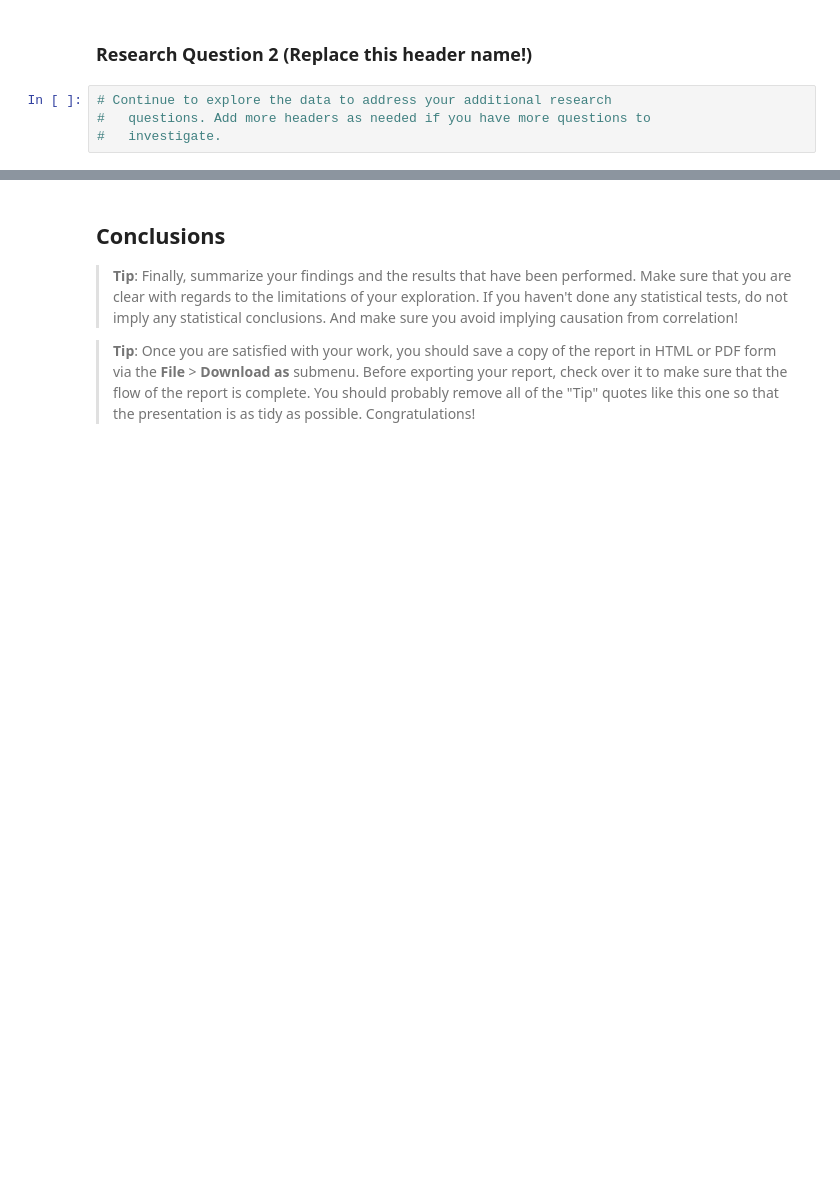
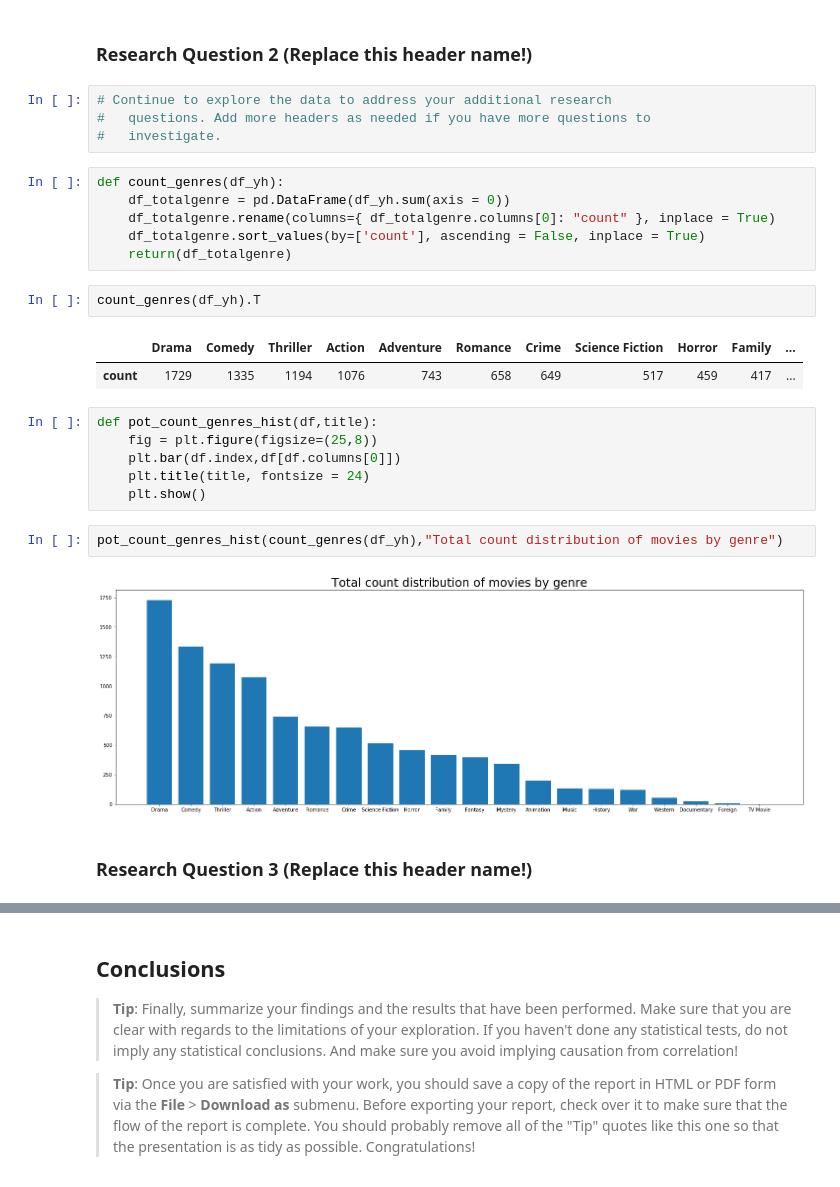
Before and after one commit to xavierlopeze/Investigate-a-Dataset-TMDb-movies-, a Jupyter notebook: report.ipynb, the cells around one changed output, grey strips where cells are left out. Drawn from its saved outputs; the diff is of its cells as text; blank space fills up the shorter version.

Commit message:
Research question coded

```diff
--- a/report.ipynb
+++ b/report.ipynb
@@ -359,3 +434,26 @@ df.T
 # Continue to explore the data to address your additional research
 #   questions. Add more headers as needed if you have more questions to
 #   investigate.
+# %%
+def count_genres(df_yh):
+    df_totalgenre = pd.DataFrame(df_yh.sum(axis = 0))
+    df_totalgenre.rename(columns={ df_totalgenre.columns[0]: "count" }, inplace = True)
+    df_totalgenre.sort_values(by=['count'], ascending = False, inplace = True)
+    return(df_totalgenre)
+# %%
+count_genres(df_yh).T
+# %% [output]
+|  | Drama | Comedy | Thriller | Action | Adventure | Romance | Crime | Science Fiction | Horror | Family | ... |
+| count | 1729 | 1335 | 1194 | 1076 | 743 | 658 | 649 | 517 | 459 | 417 | ... |
+# %%
+def pot_count_genres_hist(df,title):
+    fig = plt.figure(figsize=(25,8))
+    plt.bar(df.index,df[df.columns[0]])
+    plt.title(title, fontsize = 24)
+    plt.show()
+# %%
+pot_count_genres_hist(count_genres(df_yh),"Total count distribution of movies by genre")
+# %% [output]
+[figure, added]
+# %% [markdown]
+### Research Question 3 (Replace this header name!)
```
Also changed, not shown: parts of 40 cells of this notebook.
